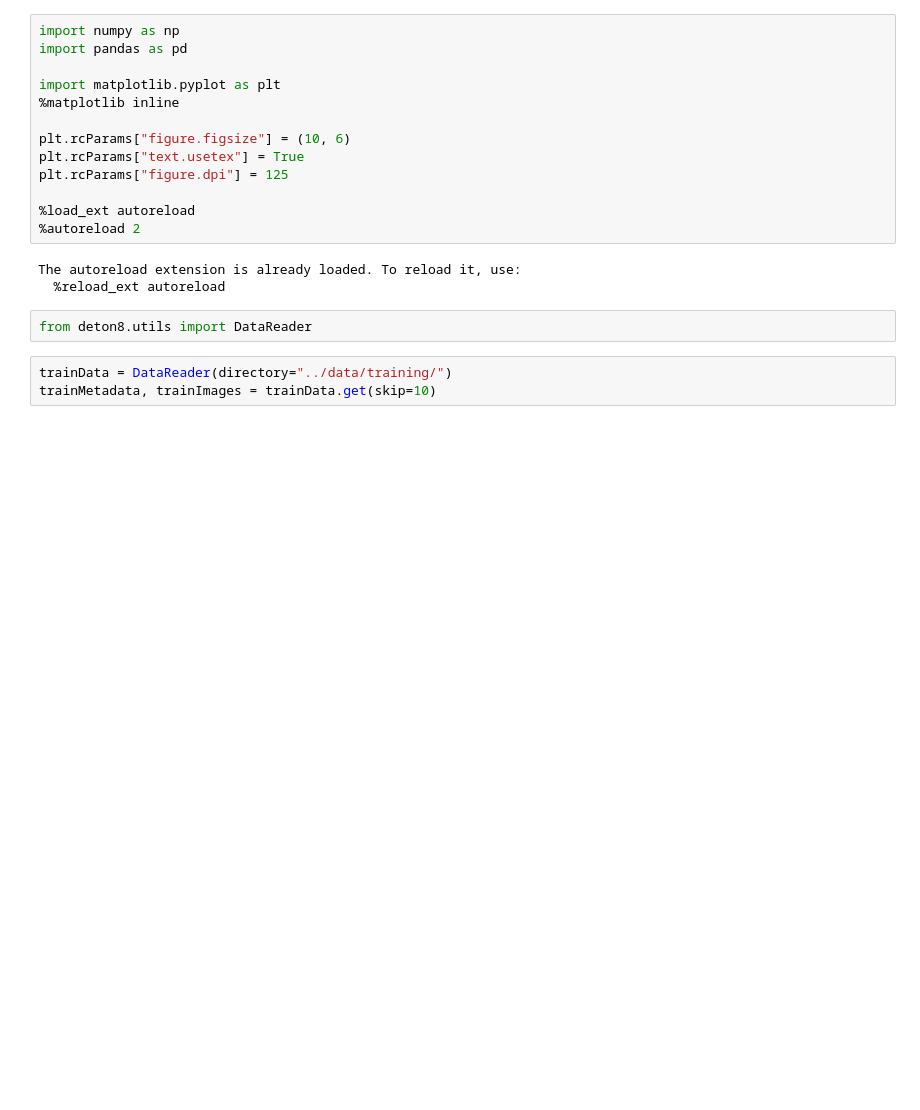
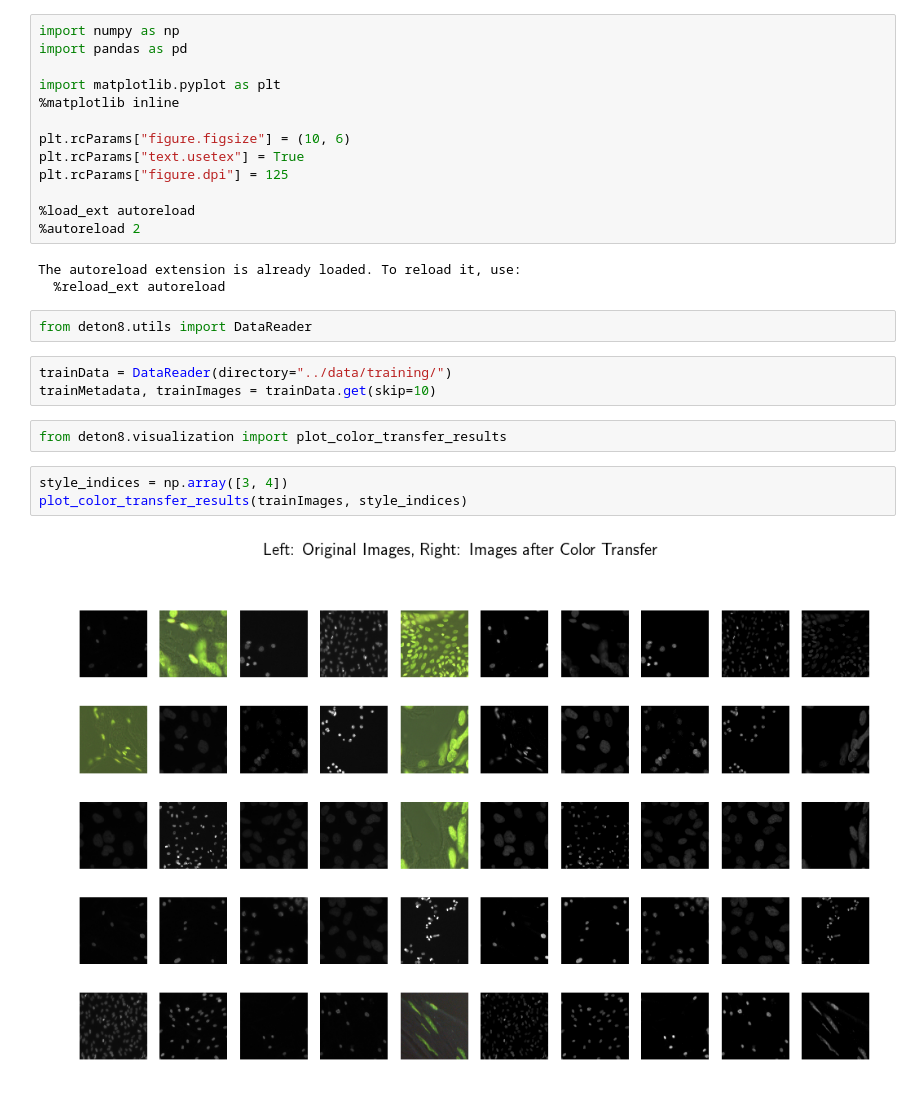
Before and after one commit to gvacaliuc/comp540-term-project, a Jupyter notebook: notebooks/gv8-color-transfer.ipynb, the cells around one changed output. Saved outputs shown, nothing was run; the diff lists cells and outputs as text; blank space fills up the shorter version.

Commit message:
added notebook to highlight color transfer results

```diff
--- a/notebooks/gv8-color-transfer.ipynb
+++ b/notebooks/gv8-color-transfer.ipynb
@@ -26,3 +26,10 @@ from deton8.utils import DataReader
 # %%
 trainData = DataReader(directory="../data/training/")
 trainMetadata, trainImages = trainData.get(skip=10)
+# %%
+from deton8.visualization import plot_color_transfer_results
+# %%
+style_indices = np.array([3, 4])
+plot_color_transfer_results(trainImages, style_indices)
+# %% [output]
+[figure, added]
```
